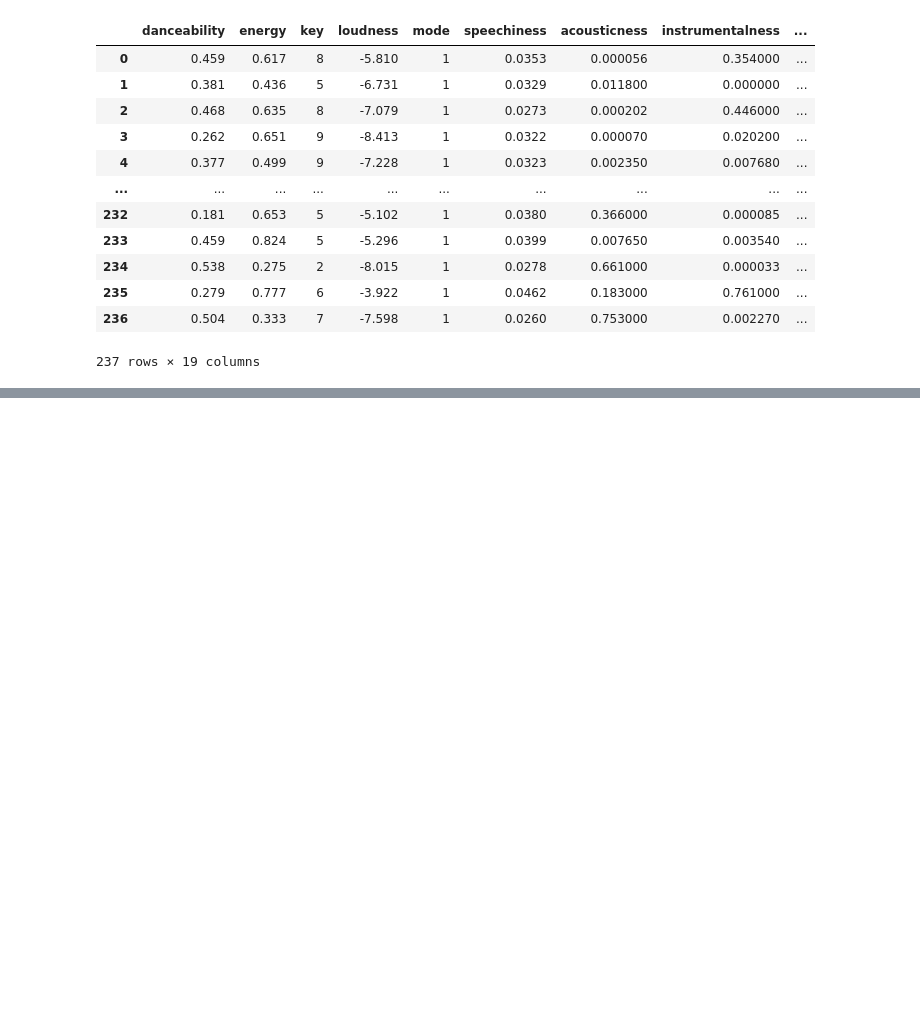
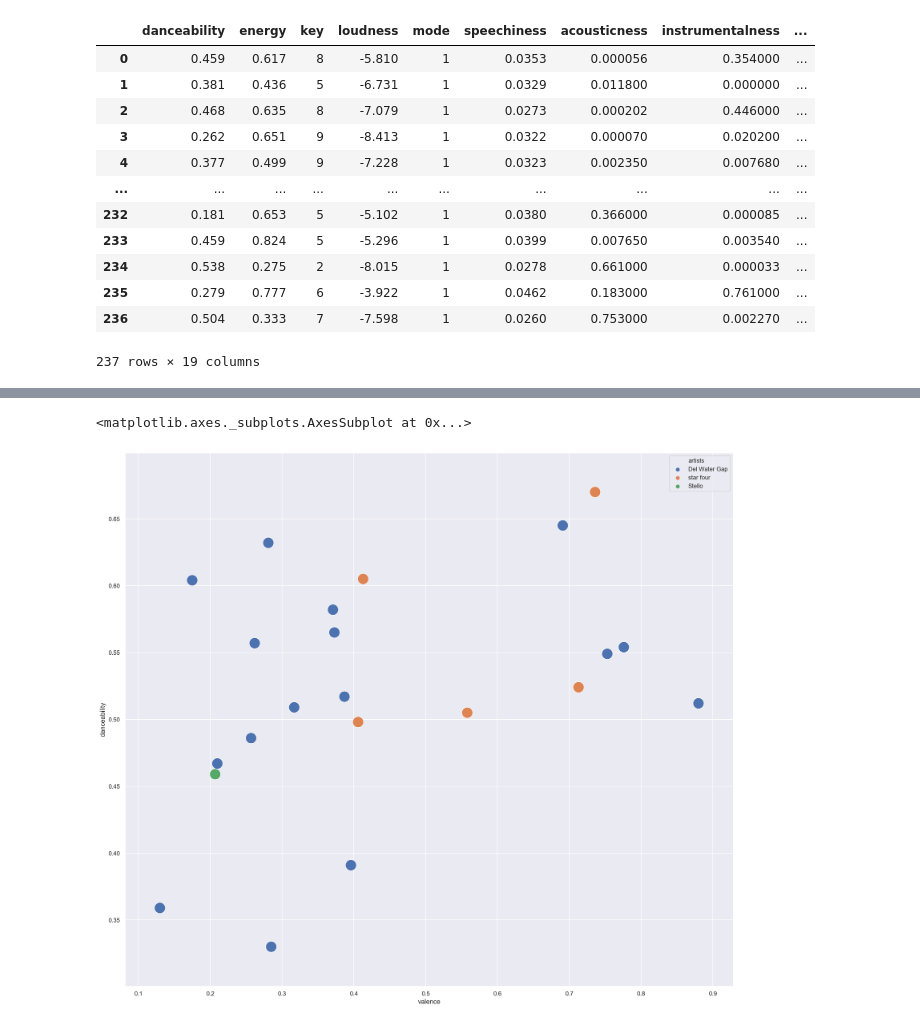
Before and after one commit to schlinkertc/Spotify, a Jupyter notebook: test.ipynb, the cells around one changed output, grey strips where cells are left out. Saved outputs shown, nothing was run; the diff lists cells and outputs as text; code cells hidden in the pictures; blank space fills up the shorter version.

```diff
--- a/test.ipynb
+++ b/test.ipynb
@@ -190,0 +206,12 @@ def audioFeatures_byArtist(name=None,artist_id=None,track_ids=None,playlist=None
+# %%
+kw = {
+    'data':my_df,
+    'x':'valence','y':'danceability',
+    'hue':'artists',
+    's':400
+}
+# %%
+sns.scatterplot(**kw)
+# %% [output]
+<matplotlib.axes._subplots.AxesSubplot at 0x...>
+[figure, added]
```
Also changed, not shown: parts of 8 cells of this notebook.
